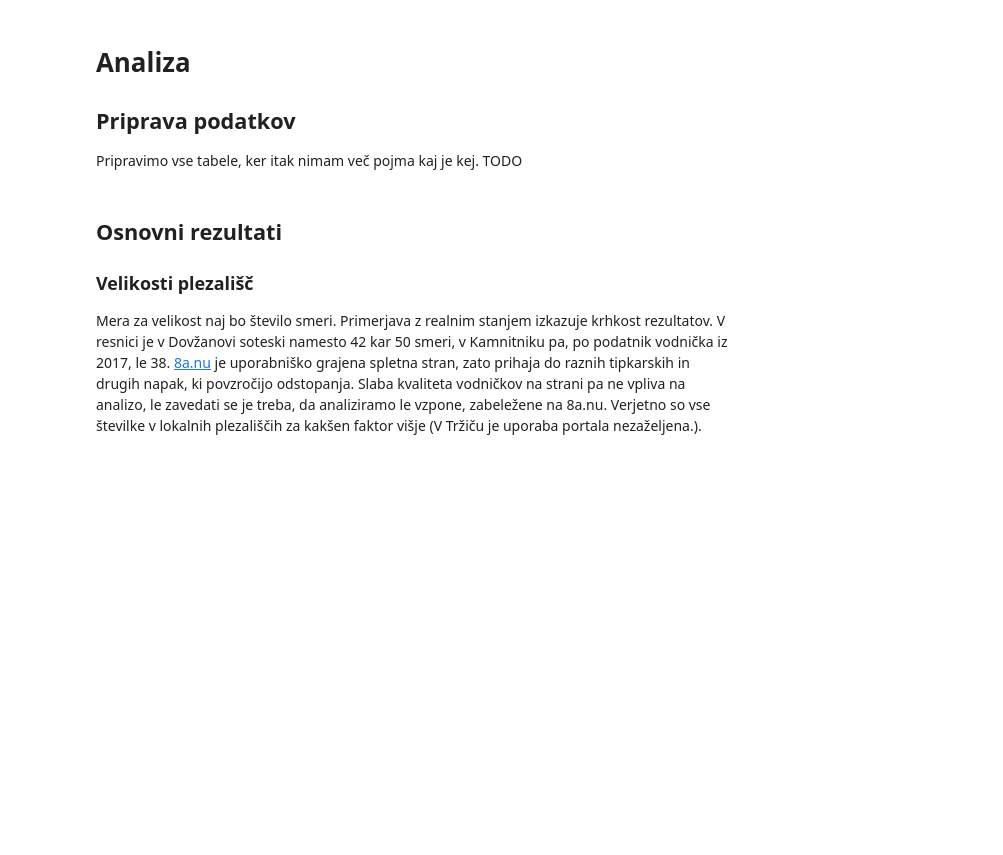
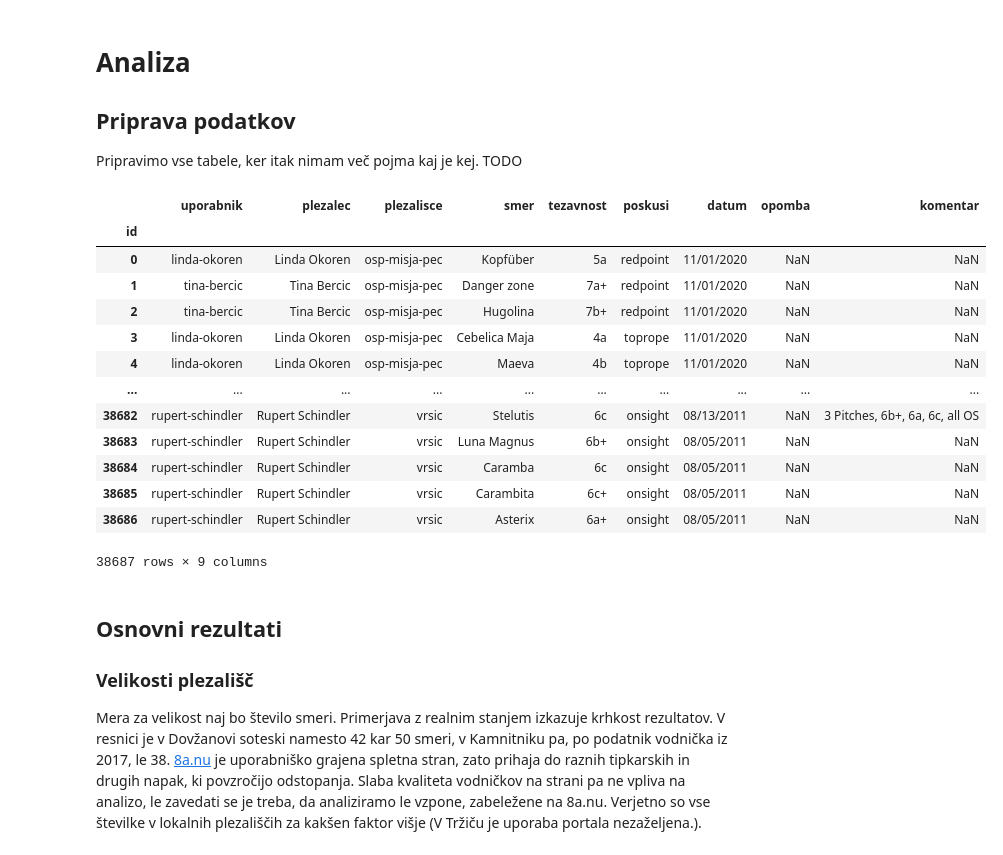
Before and after one commit to urhprimozic/plezalni-vzponi-v-sloveniji, a Jupyter notebook: analiza.ipynb, the cells around one changed output. Cells and saved outputs as stored; diff of their text form; code cells hidden in the pictures; blank space fills up the shorter version.

```diff
--- a/analiza.ipynb
+++ b/analiza.ipynb
@@ -17,12 +17,28 @@ Pripravimo vse tabele, ker itak nimam več pojma kaj je kej. TODO
 # %%
 import pandas as pd
 %matplotlib inline
 pd.set_option('display.max_rows', 10)
-vzponi = pd.read_csv('data/vzponi.csv') # vsi podatki
-plezalci = pd.read_csv('data/plezalci.csv') # plezalci - id
-smeri = pd.read_csv('data/smeri.csv') # smer - id
-plezalisca = pd.read_csv('data/plezalisca.csv')  # plezalisce - id
-smeri_s_plezalisci = pd.read_csv('data/smeri_plezalisca.csv') # smer + plezalisce (lep groupby)
+vzponi = pd.read_csv('data/vzponi.csv', index_col='id') # vsi podatki
+plezalci = pd.read_csv('data/plezalci.csv', index_col='id') # plezalci - id
+smeri = pd.read_csv('data/smeri.csv', index_col='id') # smer - id
+plezalisca = pd.read_csv('data/plezalisca.csv', index_col='id')  # plezalisce - id
+smeri_s_plezalisci = pd.read_csv('data/smeri_plezalisca.csv', index_col='id') # smer + plezalisce (lep groupby)
+vzponi
+# %% [output]
+|  | uporabnik | plezalec | plezalisce | smer | tezavnost | poskusi | datum | opomba | komentar |
+| id |  |  |  |  |  |  |  |  |  |
+| 0 | linda-okoren | Linda Okoren | osp-misja-pec | Kopfüber | 5a | redpoint | 11/01/2020 | NaN | NaN |
+| 1 | tina-bercic | Tina Bercic | osp-misja-pec | Danger zone | 7a+ | redpoint | 11/01/2020 | NaN | NaN |
+| 2 | tina-bercic | Tina Bercic | osp-misja-pec | Hugolina | 7b+ | redpoint | 11/01/2020 | NaN | NaN |
+| 3 | linda-okoren | Linda Okoren | osp-misja-pec | Cebelica Maja | 4a | toprope | 11/01/2020 | NaN | NaN |
+| 4 | linda-okoren | Linda Okoren | osp-misja-pec | Maeva | 4b | toprope | 11/01/2020 | NaN | NaN |
+| ... | ... | ... | ... | ... | ... | ... | ... | ... | ... |
+| 38682 | rupert-schindler | Rupert Schindler | vrsic | Stelutis | 6c | onsight | 08/13/2011 | NaN | 3 Pitches, 6b+, 6a, 6c, all OS |
+| 38683 | rupert-schindler | Rupert Schindler | vrsic | Luna Magnus | 6b+ | onsight | 08/05/2011 | NaN | NaN |
+| 38684 | rupert-schindler | Rupert Schindler | vrsic | Caramba | 6c | onsight | 08/05/2011 | NaN | NaN |
+| 38685 | rupert-schindler | Rupert Schindler | vrsic | Carambita | 6c+ | onsight | 08/05/2011 | NaN | NaN |
+| 38686 | rupert-schindler | Rupert Schindler | vrsic | Asterix | 6a+ | onsight | 08/05/2011 | NaN | NaN |
+38687 rows × 9 columns
 # %% [markdown]
 ## Osnovni rezultati
 
```
Also changed, not shown: parts of 8 cells of this notebook, 1 other file.
